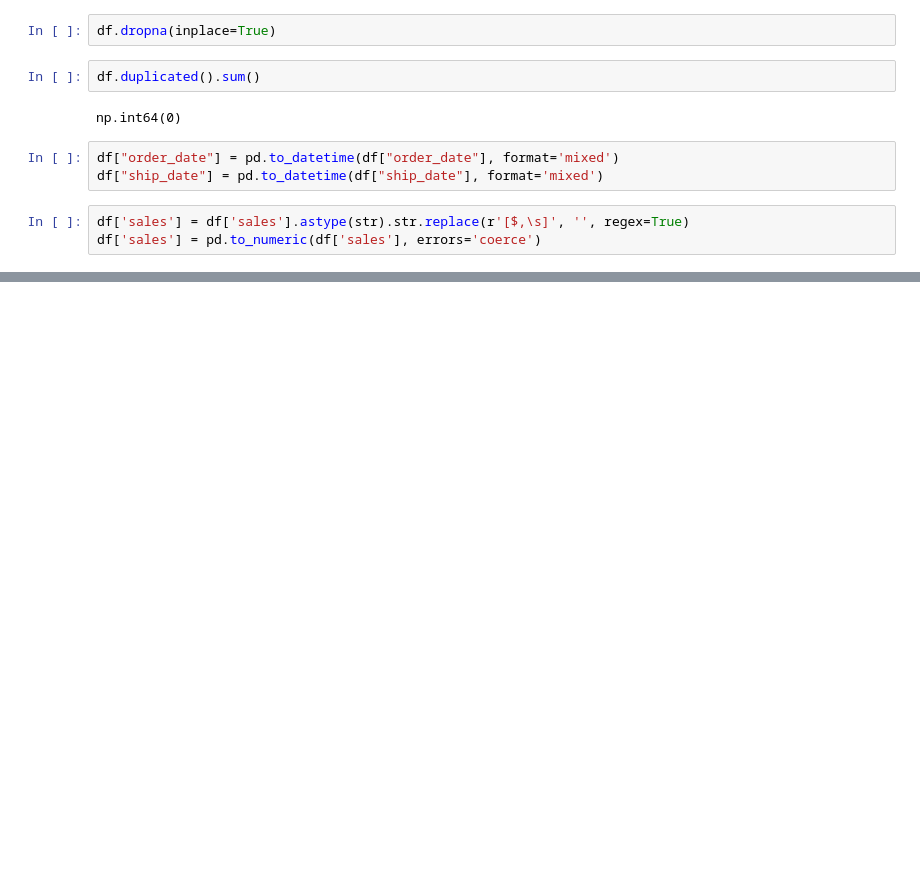
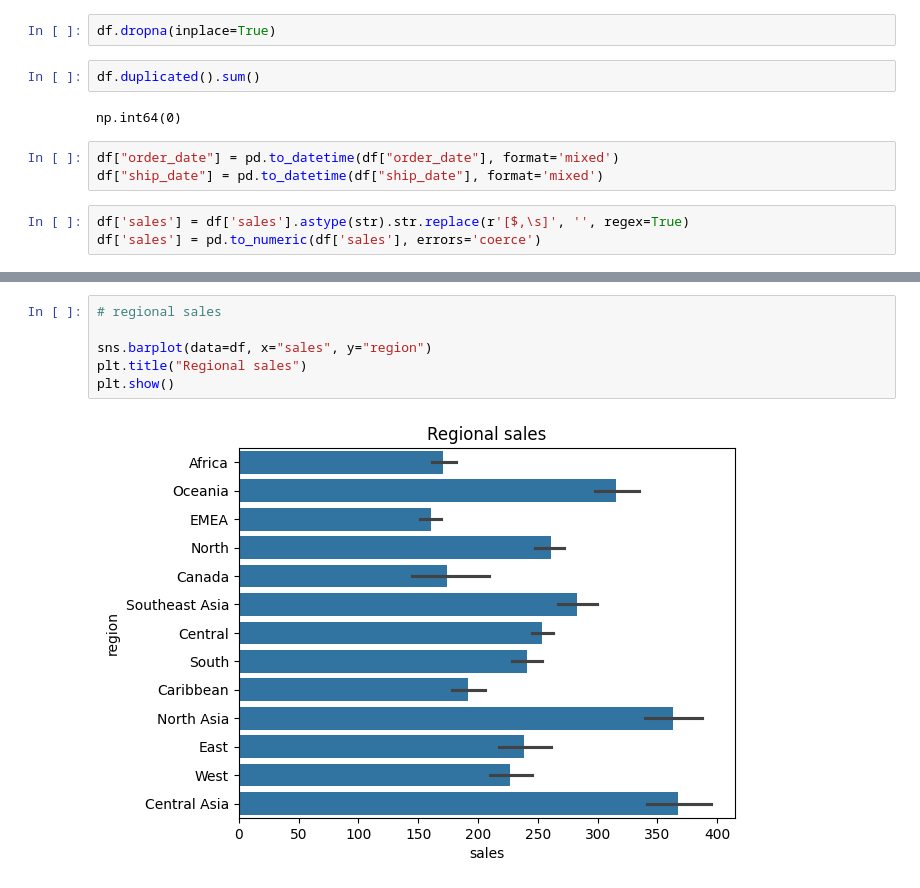
Before and after one commit to Prashantkumartalan43/EDA, a Jupyter notebook: superstore_sales_eda.ipynb, the cells around one changed output, grey strips where cells are left out. Drawn from its saved outputs; the diff is of its cells as text; blank space fills up the shorter version.

```diff
--- a/superstore_sales_eda.ipynb
+++ b/superstore_sales_eda.ipynb
@@ -90,0 +227,8 @@ Average Sales: 248.66107135691834
+# %%
+# regional sales
+
+sns.barplot(data=df, x="sales", y="region")
+plt.title("Regional sales")
+plt.show()
+# %% [output]
+[figure, added]
```
Also changed, not shown: parts of 17 cells of this notebook.
